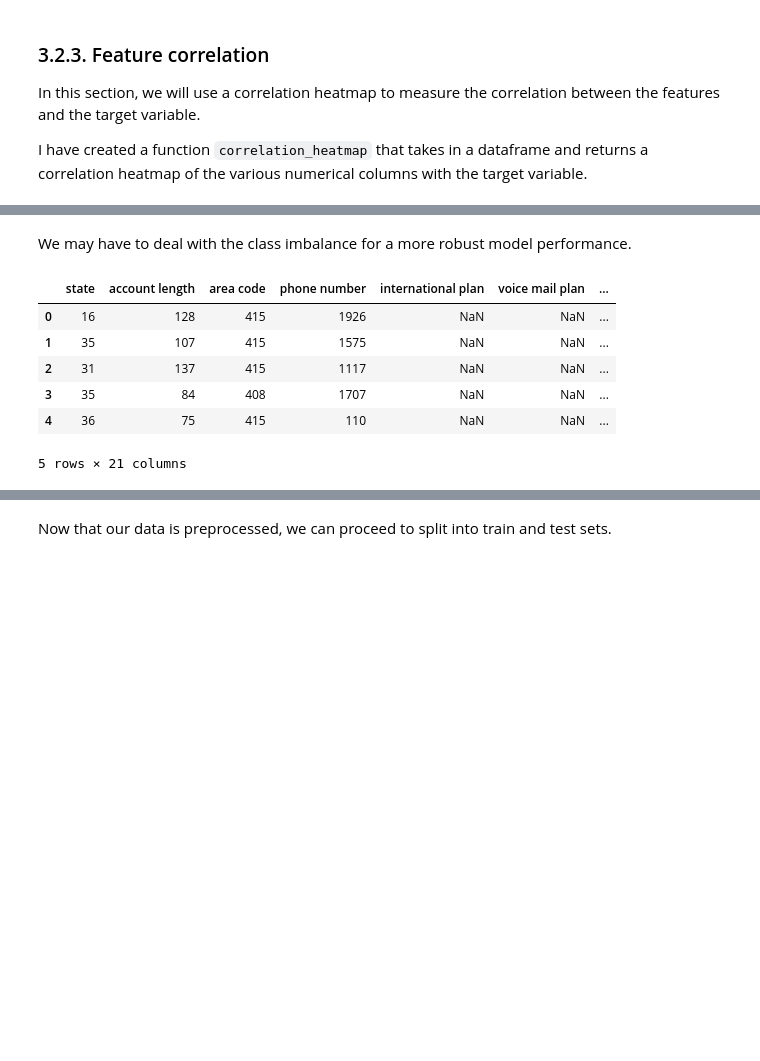
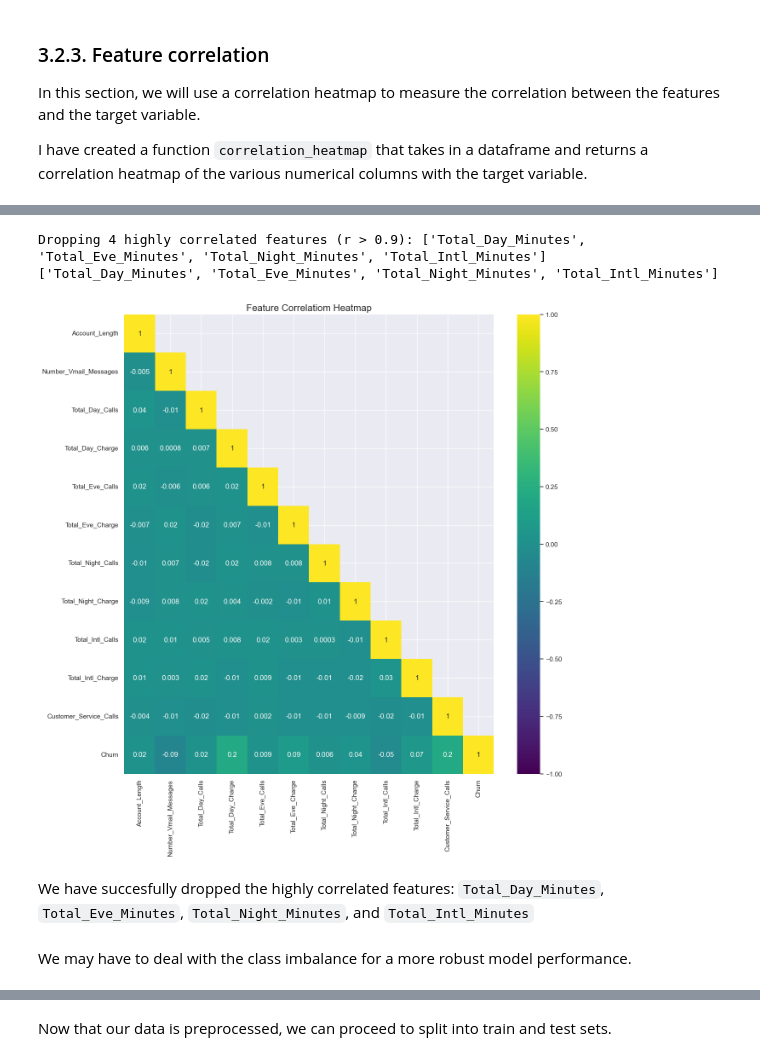
Before and after one commit to Patricknmaina/Phase-3-Project, a Jupyter notebook: index.ipynb, the cells around one changed output, grey strips where cells are left out. Saved outputs shown, nothing was run; the diff lists cells and outputs as text; code cells hidden in the pictures; blank space fills up the shorter version.

Commit message:
added more EDA and data preprocessing steps

```diff
--- a/index.ipynb
+++ b/index.ipynb
@@ -563,28 +580,20 @@ correlation_heatmap(churn_df)
+# %%
+# import the function from utility.py
+from utility import drop_highly_correlated_features
+
+# pass in the dataframe
+cleaned_churn_df, dropped_features = drop_highly_correlated_features(churn_df, threshold=0.9)
+
+# display the dropped features
+print(dropped_features)
+
+# plot the new correlation heatmap
+correlation_heatmap(cleaned_churn_df)
+# %% [output]
+Dropping 4 highly correlated features (r > 0.9): ['Total_Day_Minutes', 'Total_Eve_Minutes', 'Total_Night_Minutes', 'Total_Intl_Minutes']
+['Total_Day_Minutes', 'Total_Eve_Minutes', 'Total_Night_Minutes', 'Total_Intl_Minutes']
+[figure, added]
+# %% [markdown]
+We have succesfully dropped the highly correlated features: `Total_Day_Minutes`, `Total_Eve_Minutes`, `Total_Night_Minutes`, and `Total_Intl_Minutes`
 # %% [markdown]
 We may have to deal with the class imbalance for a more robust model performance.
-# %%
-# data preprocessing
-
-# convert 'yes'/'no' to 1/0 by binary mapping
-churn_df['international plan'] = churn_df['international plan'].map({'yes': 1, 'no': 0})
-churn_df['voice mail plan'] = churn_df['voice mail plan'].map({'yes': 1, 'no': 0})
-churn_df['churn'] = churn_df['churn'].astype(int)
-
-# Encode 'state' and 'phone number' as numerical labels
-le = LabelEncoder()
-churn_df['state'] = le.fit_transform(churn_df['state'])
-churn_df['phone number'] = le.fit_transform(churn_df['phone number'])
-
-# save the cleaned & preprocessed dataset
-churn_df.to_csv('data/churn_cleaned.csv', index=False)
-
-# display the first 5 rows
-churn_df.head()
-# %% [output]
-|  | state | account length | area code | phone number | international plan | voice mail plan | ... |
-| 0 | 16 | 128 | 415 | 1926 | NaN | NaN | ... |
-| 1 | 35 | 107 | 415 | 1575 | NaN | NaN | ... |
-| 2 | 31 | 137 | 415 | 1117 | NaN | NaN | ... |
-| 3 | 35 | 84 | 408 | 1707 | NaN | NaN | ... |
-| 4 | 36 | 75 | 415 | 110 | NaN | NaN | ... |
-5 rows × 21 columns
```
Also changed, not shown: parts of 13 cells of this notebook.
